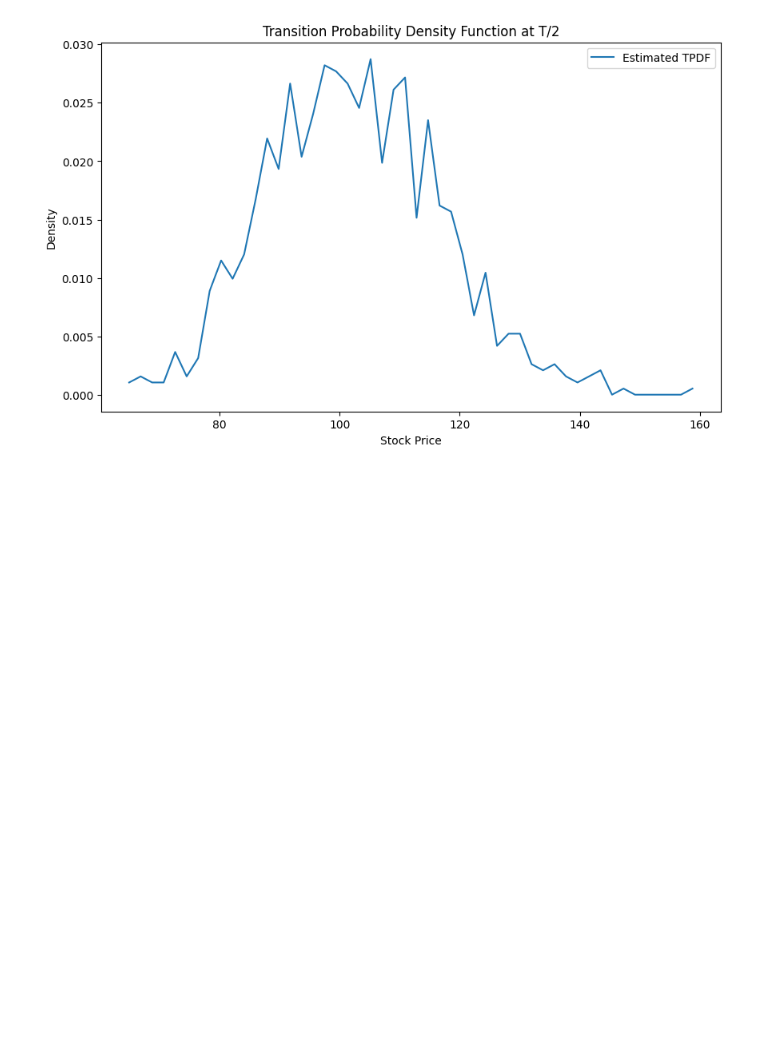
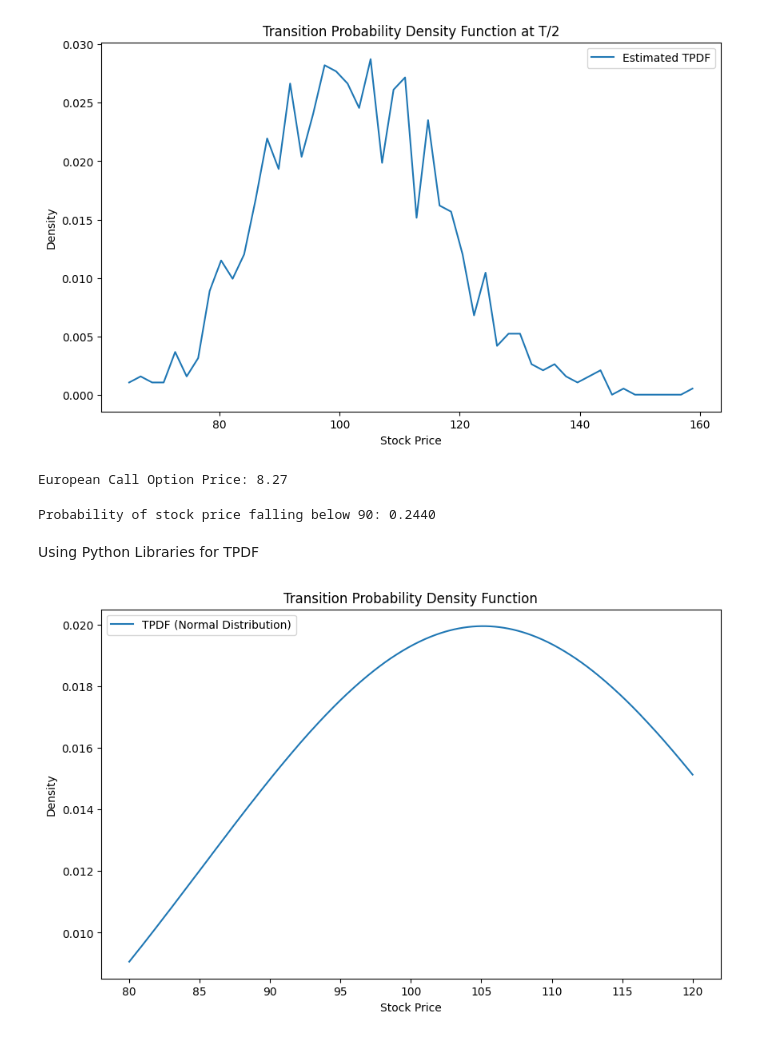
Before and after one commit to grojas123/Experiments, a Jupyter notebook: TPDF/SimulatingGBMandVisualizingTPDF.ipynb, the cells around one changed output. Saved outputs shown, nothing was run; the diff lists cells and outputs as text; code cells hidden in the pictures; blank space fills up the shorter version.

```diff
--- a/TPDF/SimulatingGBMandVisualizingTPDF.ipynb
+++ b/TPDF/SimulatingGBMandVisualizingTPDF.ipynb
@@ -48,3 +46,54 @@ plt.show()
 # %% [output]
 [figure]
 [figure]
+# %%
+# Parameters for option pricing
+K = 105  # Strike price
+r = 0.03  # Risk-free rate
+n_simulations = 100000  # Number of simulations
+
+# Simulate terminal stock prices
+terminal_prices = paths[:, -1]
+
+# Calculate option payoff
+payoffs = np.maximum(terminal_prices - K, 0)
+
+# Discount payoffs to present value
+option_price = np.exp(-r * T) * np.mean(payoffs)
+
+print(f"European Call Option Price: {option_price:.2f}")
+# %% [output]
+European Call Option Price: 8.27
+# %%
+# Define a threshold
+threshold = 90
+
+# Estimate probability of stock price falling below the threshold at T
+probability = np.mean(terminal_prices < threshold)
+
+print(f"Probability of stock price falling below {threshold}: {probability:.4f}")
+# %% [output]
+Probability of stock price falling below 90: 0.2440
+# %% [markdown]
+Using Python Libraries for TPDF
+# %%
+from scipy.stats import norm
+
+# Parameters
+x = np.linspace(80, 120, 500)  # Stock price range
+mean = S0 * np.exp(mu * T)  # Expected value
+std_dev = S0 * sigma * np.sqrt(T)  # Standard deviation
+
+# Calculate TPDF
+tpdf = norm.pdf(x, loc=mean, scale=std_dev)
+
+# Plot TPDF
+plt.figure(figsize=(10, 6))
+plt.plot(x, tpdf, label="TPDF (Normal Distribution)")
+plt.title("Transition Probability Density Function")
+plt.xlabel("Stock Price")
+plt.ylabel("Density")
+plt.legend()
+plt.show()
+# %% [output]
+[figure, added]
```
Also changed, not shown: parts of 3 cells of this notebook, 4 other files.
